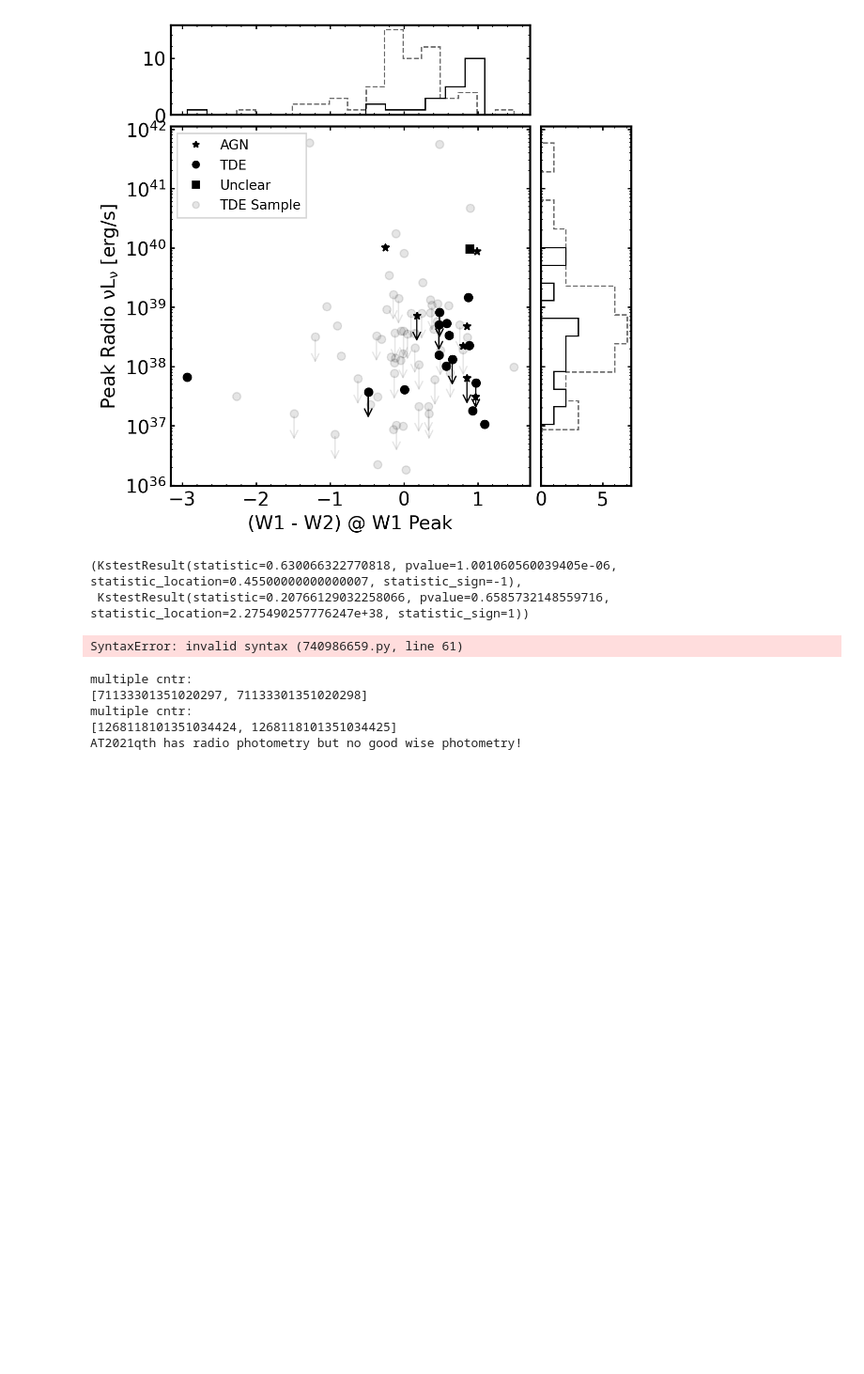
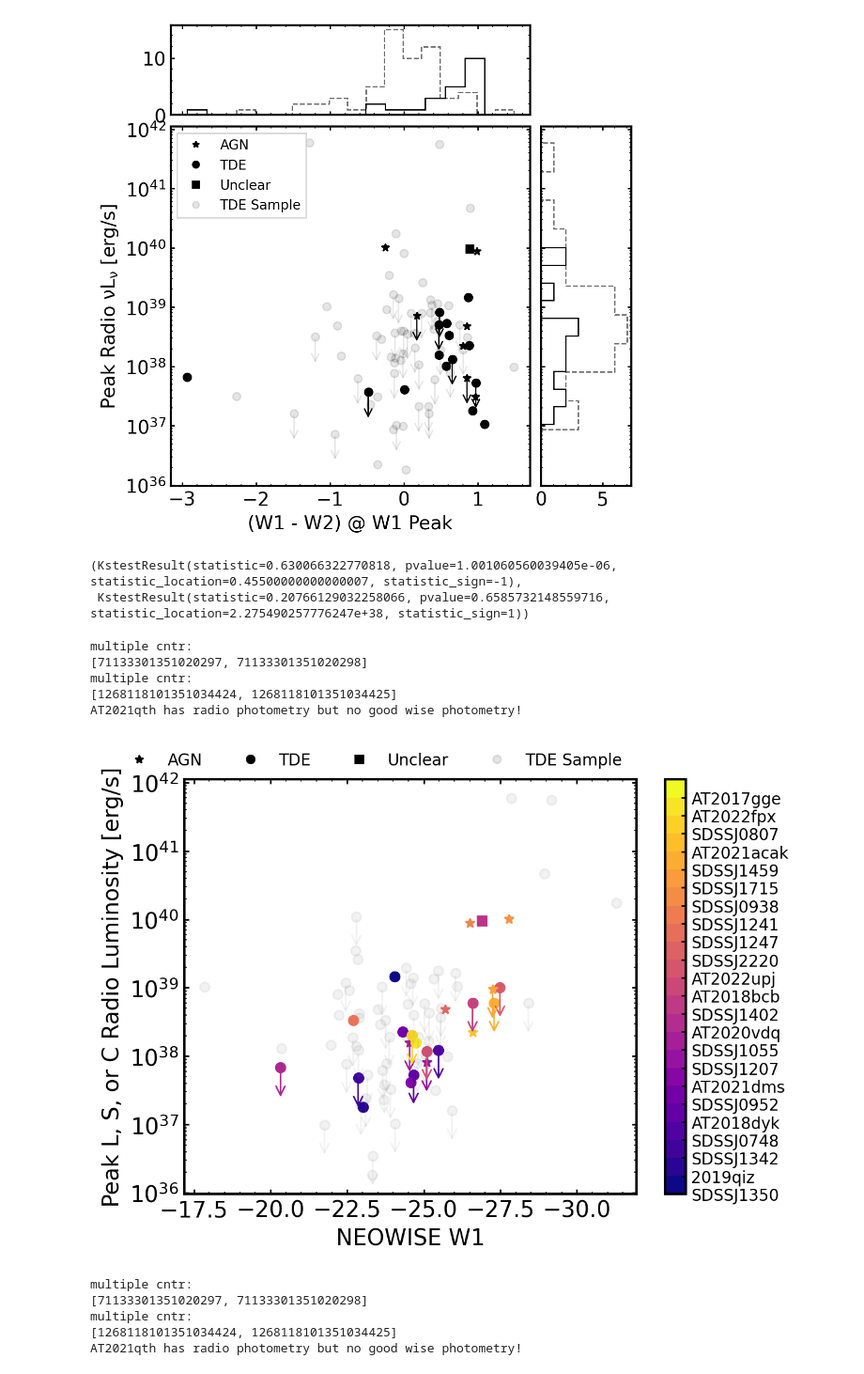
Before and after one commit to noahfranz13/radio-ecle, a Jupyter notebook: ecle-data-to-otter.ipynb, the cells around one changed output. Shown at 94% size. Drawn from its saved outputs; the diff is of its cells as text; code cells hidden in the pictures; blank space fills up the shorter version.

```diff
--- a/ecle-data-to-otter.ipynb
+++ b/ecle-data-to-otter.ipynb
@@ -473,5 +473,39 @@ fig.savefig("good-radio-seds.png")
 2006-12-23 00:00:00.000
 2004-02-27 00:00:00.000
 [figure]
+# %%
+metadata = private_data.get_meta(names=meta.name.tolist(), query_private=True)
+heasarc_data = {}
+for t in metadata:
+    coord = t.get_skycoord()
+    df = DataFinder(
+        ra = coord.ra.deg,
+        dec = coord.dec.deg,
+        ra_units = "deg",
+        dec_units = "deg",
+        name = t.default_name
+    )
+
+    h_res = df.query_heasarc()
+    # print(h_res)
+
+    heasarc_data[t.default_name] = h_res
+
+xray_data = []
+
+from astropy.table import vstack
+
+for name, dataset in heasarc_data.items():
+    if len(dataset) == 0: continue
+
+    dataset["name"] = name
+    xray_data.append(dataset)
+
+xray_data = vstack(xray_data)
+xray_data = xray_data[xray_data["FLUX"] > 0].to_pandas()
+
+xray_data["converted_flux"] = xray_data.FLUX
+xray_data["converted_flux_err"] = 0
+xray_data["converted_date"] =
 # %%
 wise = private_data.get_phot(names=meta.name.tolist(), flux_unit='mag(AB)', wave_unit='nm', return_type='pandas', obs_type='uvoir', query_private=True)
@@ -1047,7 +1182,7 @@ for t in all_transients:
             if a in ecle_names:
                 metadata = meta[a == meta.name]
                 break
-        classification = metadata.classification.values[0]AT2021qth has radio photometry but no good wise photometry!
+        classification = metadata.classification.values[0]
 
 
         color = colors[i]
@@ -1090,34 +1225,39 @@ custom_legend_params = dict(
     color = "k",
     lw = 4,
     markersize = 5,
     linestyle = "none"
 )
 
 custom_lines = [
     Line2D([0], [0], marker="*", **custom_legend_params),
     Line2D([0], [0], marker="o", **custom_legend_params),
     Line2D([0], [0], marker="s", **custom_legend_params),
     Line2D([0], [0], marker="o", alpha=0.1, **custom_legend_params)
 ]
 
 custom_labels = ["AGN", "TDE", "Unclear", "TDE Sample"]
 
 ax.set_yscale("log")
 
 ax.legend(custom_lines, custom_labels, bbox_to_anchor=(1,1.1), ncols=len(custom_lines), fontsize=10)
 
 norm = mpl.colors.BoundaryNorm(range(len(colors)), cmap.N)
 cbar = fig.colorbar(mpl.cm.ScalarMappable(cmap=cmap, norm=norm), ax=ax, ticks=list(range(len(cbar_labels))))
 cbar.ax.set_yticklabels(cbar_labels, fontsize=10);
 
 ax.set_ylabel("Peak L, S, or C Radio Luminosity [erg/s]")
 ax.set_xlabel(f"NEOWISE {wise_filter.upper()}")
 
 fig.gca().invert_xaxis()
 
 fig.savefig(f"ecle-radio-vs-wise-{wise_filter}-max.png")
 # %% [output]
-SyntaxError: invalid syntax (740986659.py, line 61)
+multiple cntr:
+[71133301351020297, 71133301351020298]
+multiple cntr:
+[1268118101351034424, 1268118101351034425]
+AT2021qth has radio photometry but no good wise photometry!
+[figure, added]
 # %%
 fig, ax = plt.subplots()
 cmap = mpl.colormaps['plasma']
```
Also changed, not shown: parts of 4 cells of this notebook, 14 other files.
